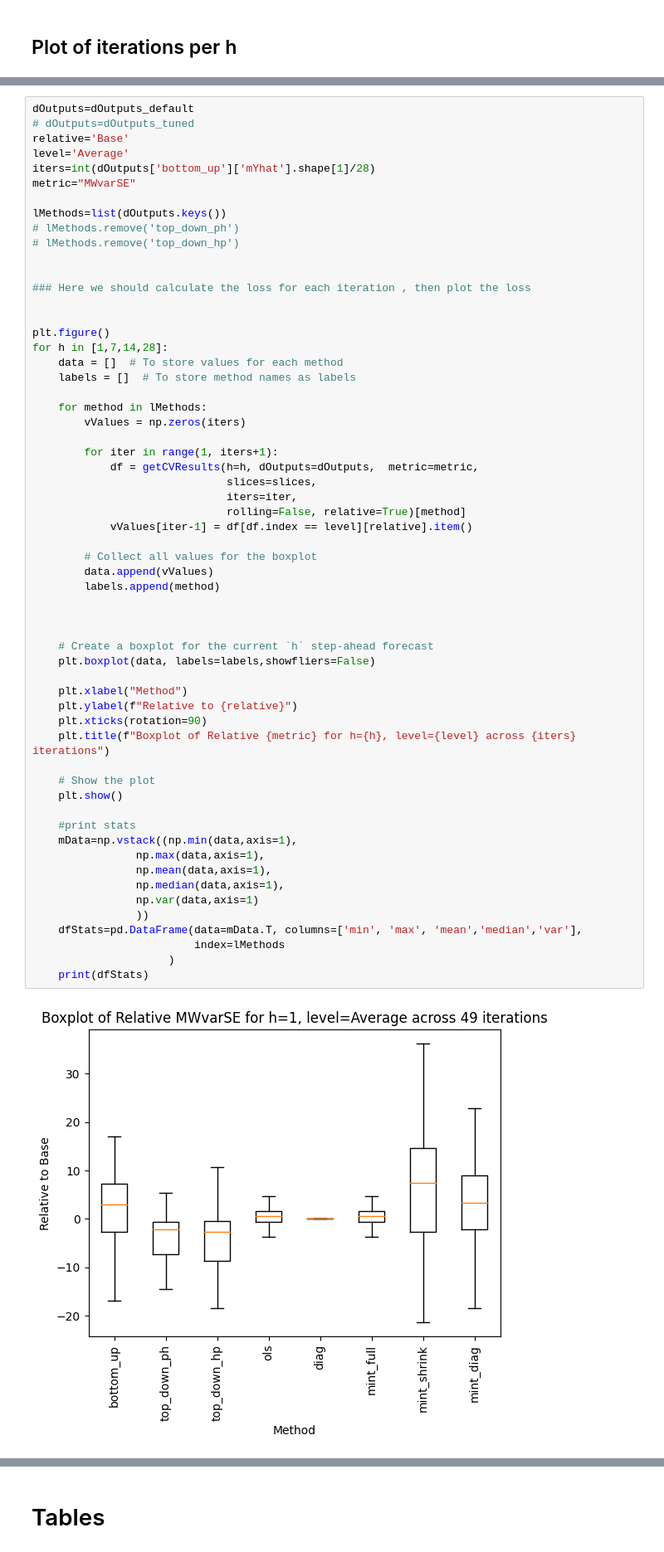
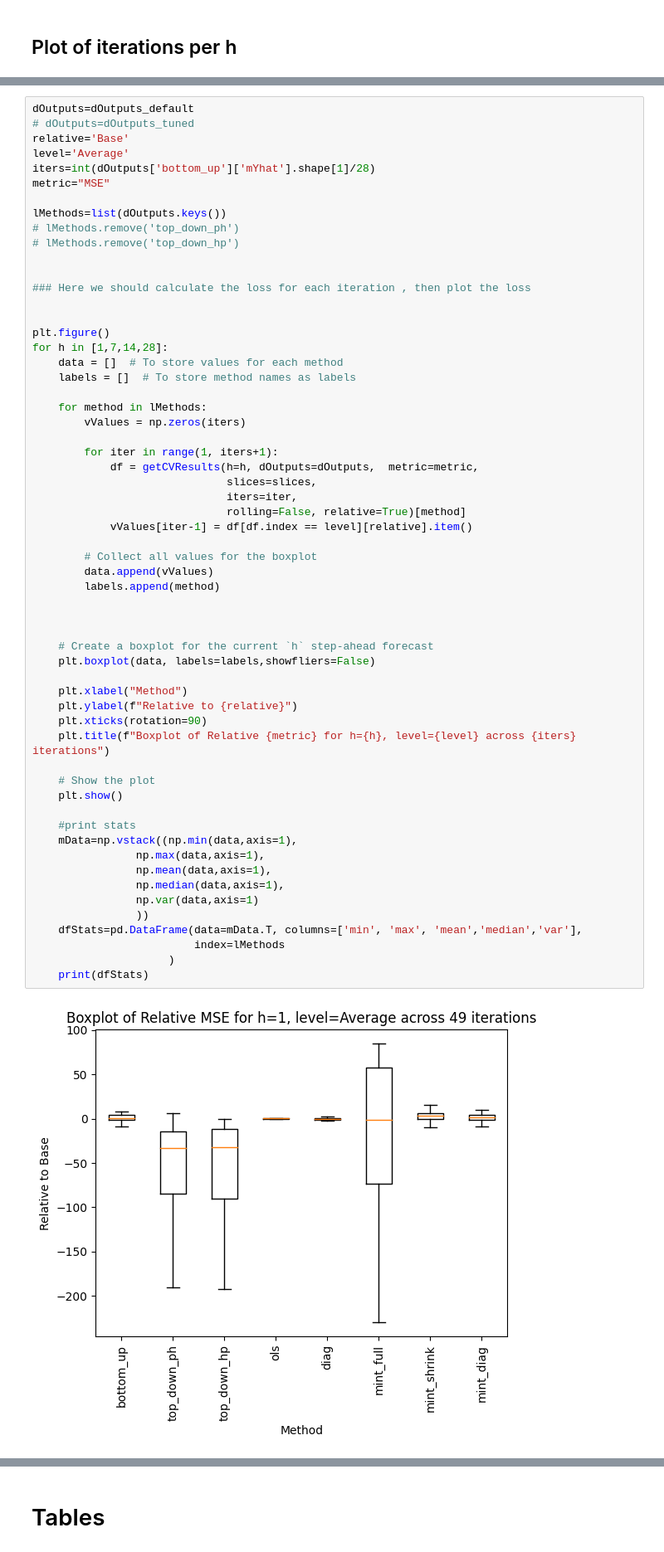
Before and after one commit to skoMarat/Hierarchical-Forecasting, a Jupyter notebook: spatial_notebook.ipynb, the cells around one changed output, grey strips where cells are left out. Shown at 83% size. Drawn from its saved outputs; the diff is of its cells as text.

```diff
--- a/spatial_notebook.ipynb
+++ b/spatial_notebook.ipynb
@@ -404,7 +404,7 @@ dOutputs=dOutputs_default
 relative='Base'
 level='Average'
 iters=int(dOutputs['bottom_up']['mYhat'].shape[1]/28)
-metric="MWvarSE"
+metric="MSE"
 
 lMethods=list(dOutputs.keys())
 # lMethods.remove('top_down_ph')
@@ -431,32 +431,32 @@ for h in [1,7,14,28]:
 
         # Collect all values for the boxplot
         data.append(vValues)
         labels.append(method)
 
 
 
     # Create a boxplot for the current `h` step-ahead forecast
     plt.boxplot(data, labels=labels,showfliers=False)
 
     plt.xlabel("Method")
     plt.ylabel(f"Relative to {relative}")
     plt.xticks(rotation=90)
     plt.title(f"Boxplot of Relative {metric} for h={h}, level={level} across {iters} iterations")
 
     # Show the plot
     plt.show()
 
     #print stats
     mData=np.vstack((np.min(data,axis=1),
                 np.max(data,axis=1),
                 np.mean(data,axis=1),
                 np.median(data,axis=1),
                 np.var(data,axis=1)
                 ))
     dfStats=pd.DataFrame(data=mData.T, columns=['min', 'max', 'mean','median','var'],
                          index=lMethods
                      )
     print(dfStats)
 # %% [output]
-[figure, old version]
+[figure, new version]
                  min   max   mean  median      var
```
Also changed, not shown: parts of 7 cells of this notebook, 2 other files.
